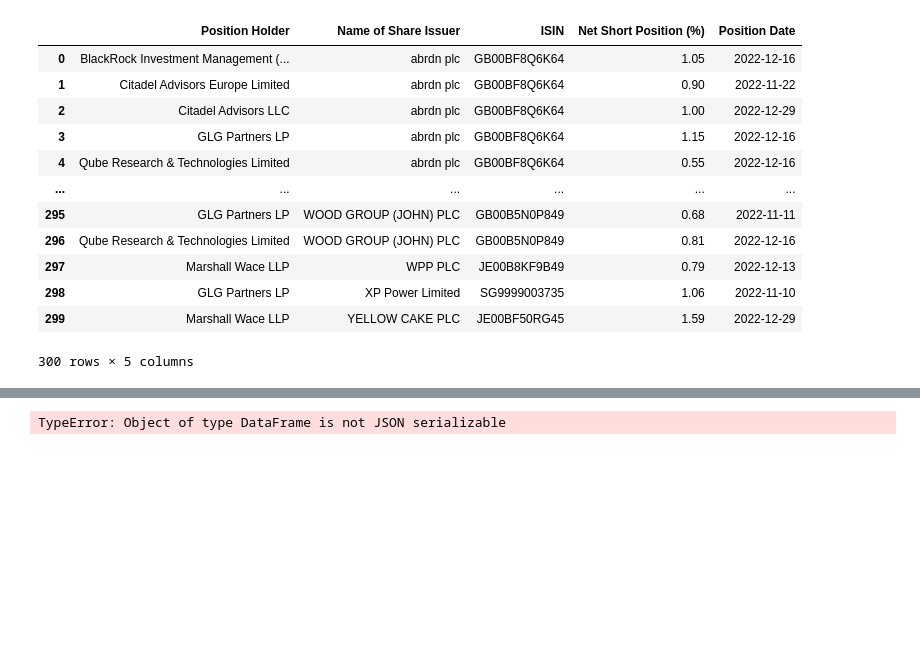
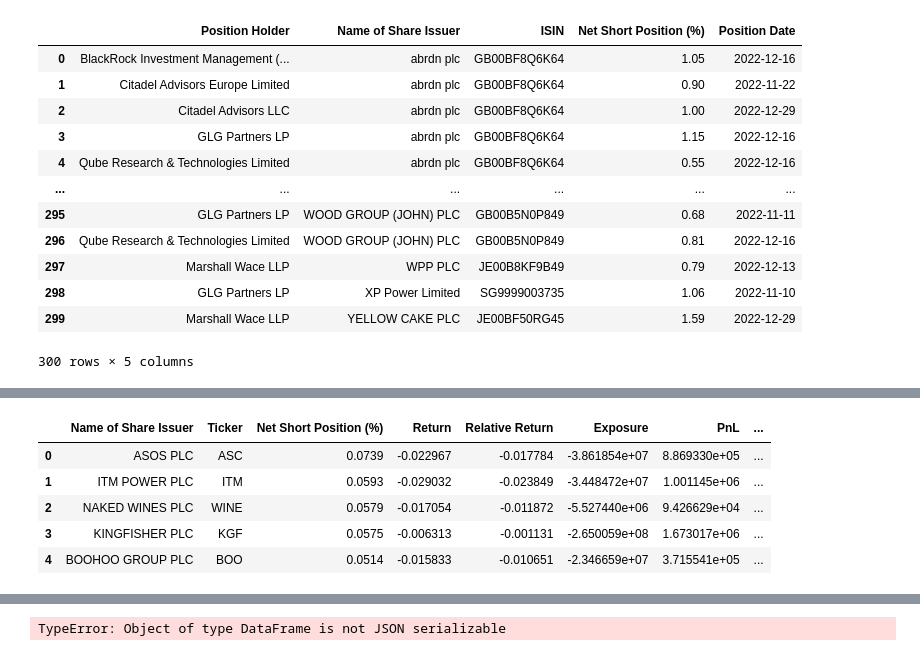
Before and after one commit to nikulpatel3141/UK-Short-Tracker, a Jupyter notebook: Notebooks/process_scripting.ipynb, the cells around one changed output, grey strips where cells are left out. Saved outputs shown, nothing was run; the diff lists cells and outputs as text; code cells hidden in the pictures; blank space fills up the shorter version.

```diff
--- a/Notebooks/process_scripting.ipynb
+++ b/Notebooks/process_scripting.ipynb
@@ -315,14 +311,11 @@ from short_tracker.config import (
     ADV_CALC_LOOKBACK,
 )
 
-from short_tracker.data import ADJ_CLOSE_COL, SH_OUT_COL, VOLUME_COL, TICKER_COL, DATE_COL, ISIN_COL, ITEM_COL, VALUE_COL, RET_COL, REL_RET_COL, REL_PNL_COL, PNL_COL, BM_RET_COL, EXPO_COL, AMOUNT_COL
+from short_tracker.data import FUND_COL, ADJ_CLOSE_COL, SH_OUT_COL, VOLUME_COL, TICKER_COL, DATE_COL, ISIN_COL, ITEM_COL, VALUE_COL, RET_COL, REL_RET_COL, REL_PNL_COL, PNL_COL, BM_RET_COL, EXPO_COL, AMOUNT_COL, SHARE_ISSUER_COL, SHORT_POS_COL, DTC_COL
 from short_tracker.processing import reindex_rename_mkt_data, calc_reindex_dates, calc_returns, prepare_mkt_data, prepare_discl_data, subset_top_shorts
-from short_tracker.metrics import query_all_db_data
-from short_tracker.metrics import augment_discl_metrics
-
-
-
+from short_tracker.metrics import query_all_db_data, summarise_short_discl, augment_discl_metrics
+from short_tracker.utils import n_bdays_ago
 
 discl_data, mkt_data, isin_ticker_map = query_all_db_data()
 
-top_sec_aug, top_fund_aug = summarise_short_discl(discl_data, mkt_data, isin_ticker_map, TOP_N_SHORTS)
+# top_sec_aug, top_fund_aug = summarise_short_discl(discl_data, mkt_data, isin_ticker_map, TOP_N_SHORTS)
@@ -348,0 +394,15 @@ top_sec_aug
+# %%
+DISPL_COLS = [SHARE_ISSUER_COL, TICKER_COL, SHORT_POS_COL, RET_COL, REL_RET_COL, EXPO_COL, PNL_COL, REL_PNL_COL, DTC_COL]
+
+DOL_COLS = [PNL_COL, REL_PNL_COL, EXPO_COL]
+PCT_COLS = [SHORT_POS_COL, RET_COL, REL_RET_COL]
+INT_COLS = [DTC_COL]
+# %%
+top_sec_aug.head(5)[DISPL_COLS]
+# %% [output]
+|  | Name of Share Issuer | Ticker | Net Short Position (%) | Return | Relative Return | Exposure | PnL | ... |
+| 0 | ASOS PLC | ASC | 0.0739 | -0.022967 | -0.017784 | -3.861854e+07 | 8.869330e+05 | ... |
+| 1 | ITM POWER PLC | ITM | 0.0593 | -0.029032 | -0.023849 | -3.448472e+07 | 1.001145e+06 | ... |
+| 2 | NAKED WINES PLC | WINE | 0.0579 | -0.017054 | -0.011872 | -5.527440e+06 | 9.426629e+04 | ... |
+| 3 | KINGFISHER PLC | KGF | 0.0575 | -0.006313 | -0.001131 | -2.650059e+08 | 1.673017e+06 | ... |
+| 4 | BOOHOO GROUP PLC | BOO | 0.0514 | -0.015833 | -0.010651 | -2.346659e+07 | 3.715541e+05 | ... |
```
Also changed, not shown: parts of 9 cells of this notebook, 2 other files.
